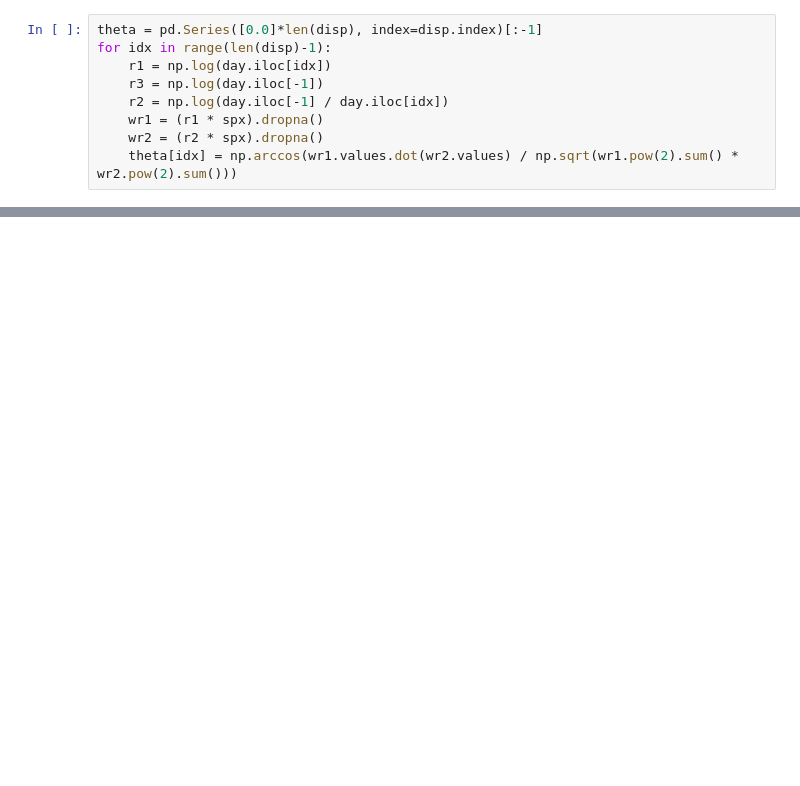
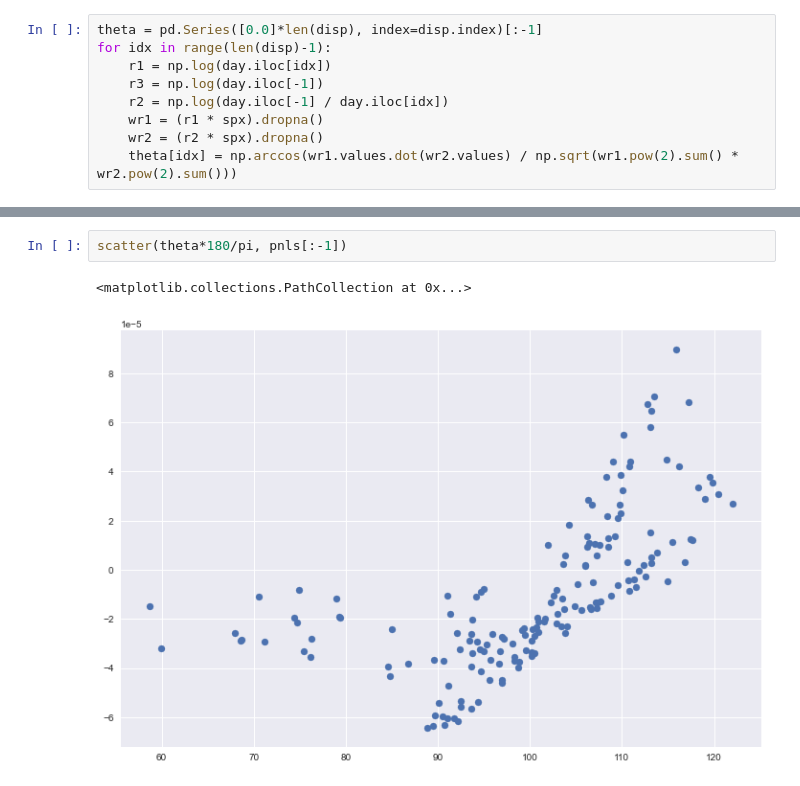
Before and after one commit to idrach55/Trading, a Jupyter notebook: intraday-disp.ipynb, the cells around one changed output, grey strips where cells are left out. Drawn from its saved outputs; the diff is of its cells as text; blank space fills up the shorter version.

```diff
--- a/intraday-disp.ipynb
+++ b/intraday-disp.ipynb
@@ -116,3 +116,8 @@ title('Angle Btwn. R(0,t) and R(t,T)', fontsize=18);
+# %%
+scatter(theta*180/pi, pnls[:-1])
+# %% [output]
+<matplotlib.collections.PathCollection at 0x...>
+[figure, added]
 # %%
 plot(day.index, day.iloc[:,:10])
 plot(day.index, day.SPY, label='SPY')
```
Also changed, not shown: parts of 5 cells of this notebook.
